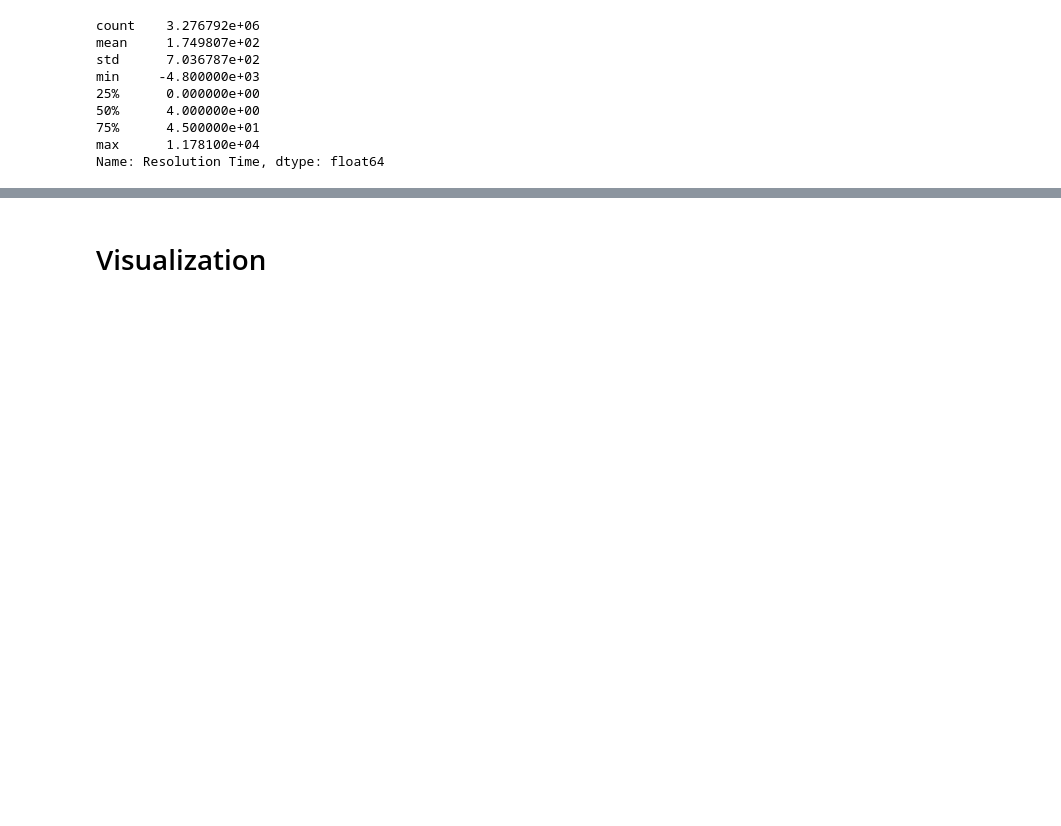
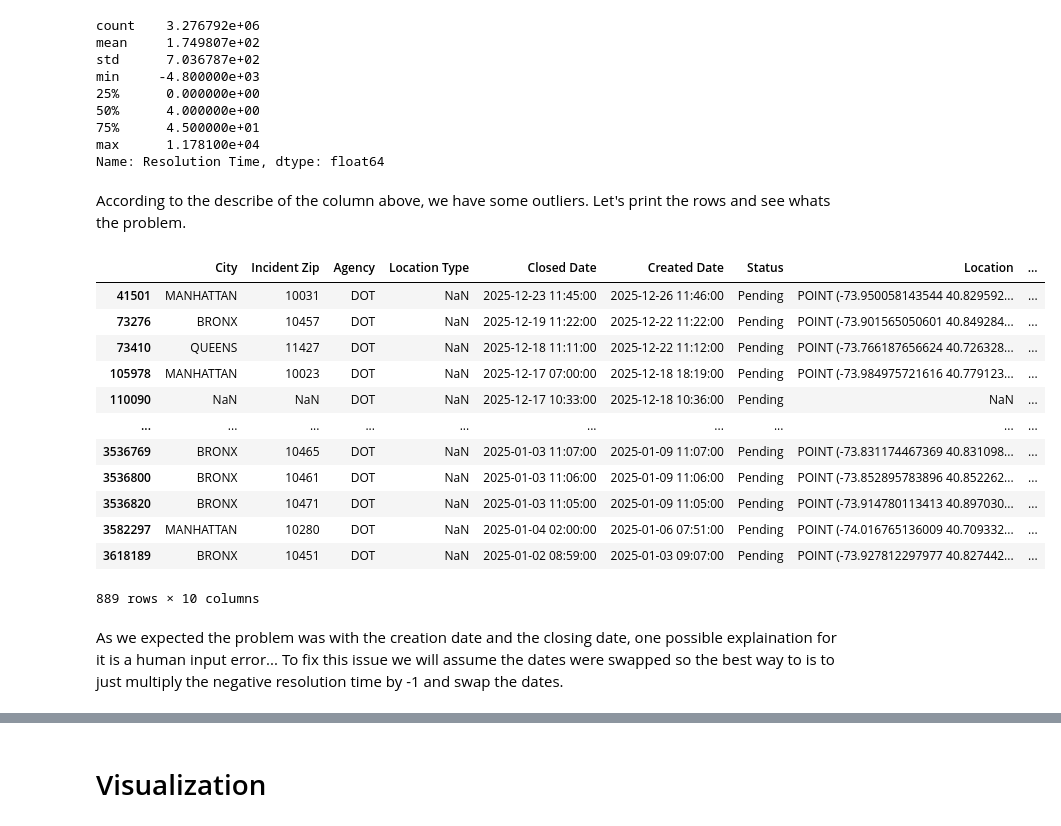
Before and after one commit to OrangeBoop/311-Cluster-Project, a Jupyter notebook: EDA/EDA_Final.ipynb, the cells around one changed output, grey strips where cells are left out. Drawn from its saved outputs; the diff is of its cells as text; code cells hidden in the pictures; blank space fills up the shorter version.

Commit message:
Finished Outlier for RT

```diff
--- a/EDA/EDA_Final.ipynb
+++ b/EDA/EDA_Final.ipynb
@@ -237,3 +237,23 @@ min     -4.800000e+03
 75%      4.500000e+01
 max      1.178100e+04
 Name: Resolution Time, dtype: float64
+# %% [markdown]
+According to the describe of the column above, we have some outliers. Let's print the rows and see whats the problem.
+# %%
+df[df["Resolution Time"] < 0]
+# %% [output]
+|  | City | Incident Zip | Agency | Location Type | Closed Date | Created Date | Status | Location | ... |
+| 41501 | MANHATTAN | 10031 | DOT | NaN | 2025-12-23 11:45:00 | 2025-12-26 11:46:00 | Pending | POINT (-73.950058143544 40.829592... | ... |
+| 73276 | BRONX | 10457 | DOT | NaN | 2025-12-19 11:22:00 | 2025-12-22 11:22:00 | Pending | POINT (-73.901565050601 40.849284... | ... |
+| 73410 | QUEENS | 11427 | DOT | NaN | 2025-12-18 11:11:00 | 2025-12-22 11:12:00 | Pending | POINT (-73.766187656624 40.726328... | ... |
+| 105978 | MANHATTAN | 10023 | DOT | NaN | 2025-12-17 07:00:00 | 2025-12-18 18:19:00 | Pending | POINT (-73.984975721616 40.779123... | ... |
+| 110090 | NaN | NaN | DOT | NaN | 2025-12-17 10:33:00 | 2025-12-18 10:36:00 | Pending | NaN | ... |
+| ... | ... | ... | ... | ... | ... | ... | ... | ... | ... |
+| 3536769 | BRONX | 10465 | DOT | NaN | 2025-01-03 11:07:00 | 2025-01-09 11:07:00 | Pending | POINT (-73.831174467369 40.831098... | ... |
+| 3536800 | BRONX | 10461 | DOT | NaN | 2025-01-03 11:06:00 | 2025-01-09 11:06:00 | Pending | POINT (-73.852895783896 40.852262... | ... |
+| 3536820 | BRONX | 10471 | DOT | NaN | 2025-01-03 11:05:00 | 2025-01-09 11:05:00 | Pending | POINT (-73.914780113413 40.897030... | ... |
+| 3582297 | MANHATTAN | 10280 | DOT | NaN | 2025-01-04 02:00:00 | 2025-01-06 07:51:00 | Pending | POINT (-74.016765136009 40.709332... | ... |
+| 3618189 | BRONX | 10451 | DOT | NaN | 2025-01-02 08:59:00 | 2025-01-03 09:07:00 | Pending | POINT (-73.927812297977 40.827442... | ... |
+889 rows × 10 columns
+# %% [markdown]
+As we expected the problem was with the creation date and the closing date, one possible explaination for it is a human input error... To fix this issue we will assume the dates were swapped so the best way to is to just multiply the negative resolution time by -1 and swap the dates.
```
Also changed, not shown: parts of 3 cells of this notebook.
